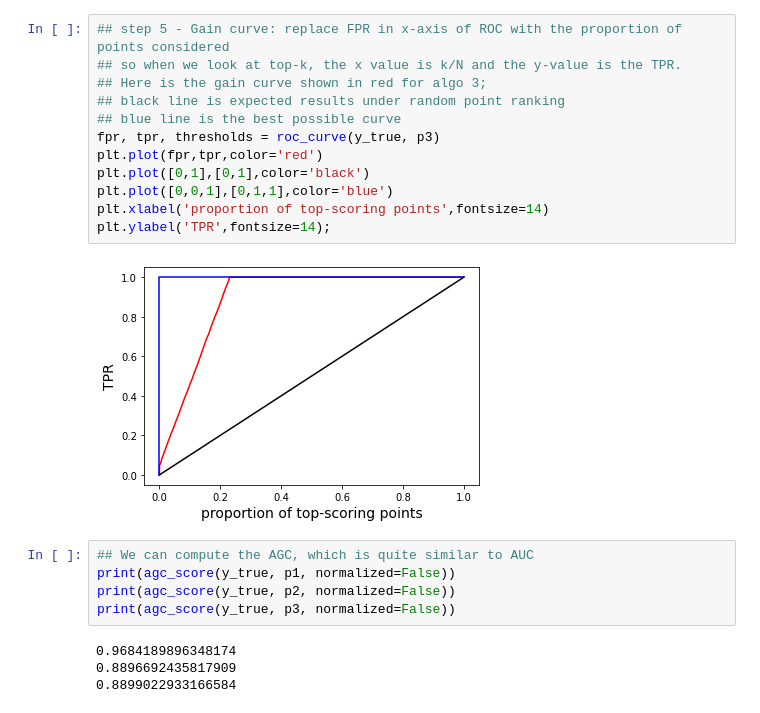
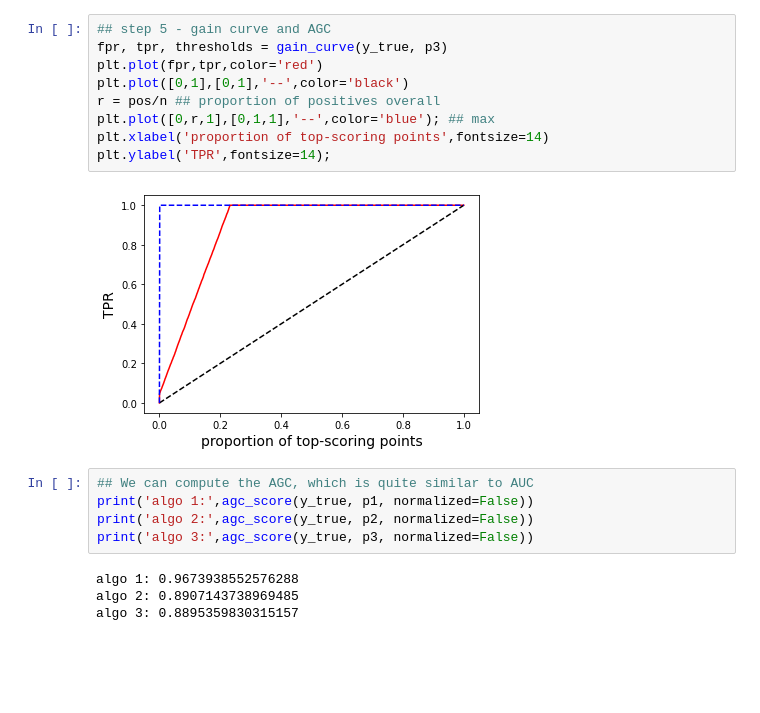
Before and after one commit to ftheberge/agc, a Jupyter notebook: agc/agc_intro.ipynb, the cells around one changed output. Drawn from its saved outputs; the diff is of its cells as text; blank space fills up the shorter version.

```diff
--- a/agc/agc_intro.ipynb
+++ b/agc/agc_intro.ipynb
@@ -102,23 +127,20 @@ plt.legend();
 # %%
-## step 5 - Gain curve: replace FPR in x-axis of ROC with the proportion of points considered
-## so when we look at top-k, the x value is k/N and the y-value is the TPR.
-## Here is the gain curve shown in red for algo 3;
-## black line is expected results under random point ranking
-## blue line is the best possible curve
-fpr, tpr, thresholds = roc_curve(y_true, p3)
+## step 5 - gain curve and AGC
+fpr, tpr, thresholds = gain_curve(y_true, p3)
 plt.plot(fpr,tpr,color='red')
-plt.plot([0,1],[0,1],color='black')
-plt.plot([0,0,1],[0,1,1],color='blue')
+plt.plot([0,1],[0,1],'--',color='black')
+r = pos/n ## proportion of positives overall
+plt.plot([0,r,1],[0,1,1],'--',color='blue'); ## max
 plt.xlabel('proportion of top-scoring points',fontsize=14)
 plt.ylabel('TPR',fontsize=14);
 # %% [output]
-[figure, old version]
+[figure, new version]
 # %%
 ## We can compute the AGC, which is quite similar to AUC
-print(agc_score(y_true, p1, normalized=False))
-print(agc_score(y_true, p2, normalized=False))
-print(agc_score(y_true, p3, normalized=False))
+print('algo 1:',agc_score(y_true, p1, normalized=False))
+print('algo 2:',agc_score(y_true, p2, normalized=False))
+print('algo 3:',agc_score(y_true, p3, normalized=False))
 # %% [output]
-0.9684189896348174
-0.8896692435817909
-0.8899022933166584
+algo 1: 0.9673938552576288
+algo 2: 0.8907143738969485
+algo 3: 0.8895359830315157
```
Also changed, not shown: parts of 21 cells of this notebook, 1 other file.
